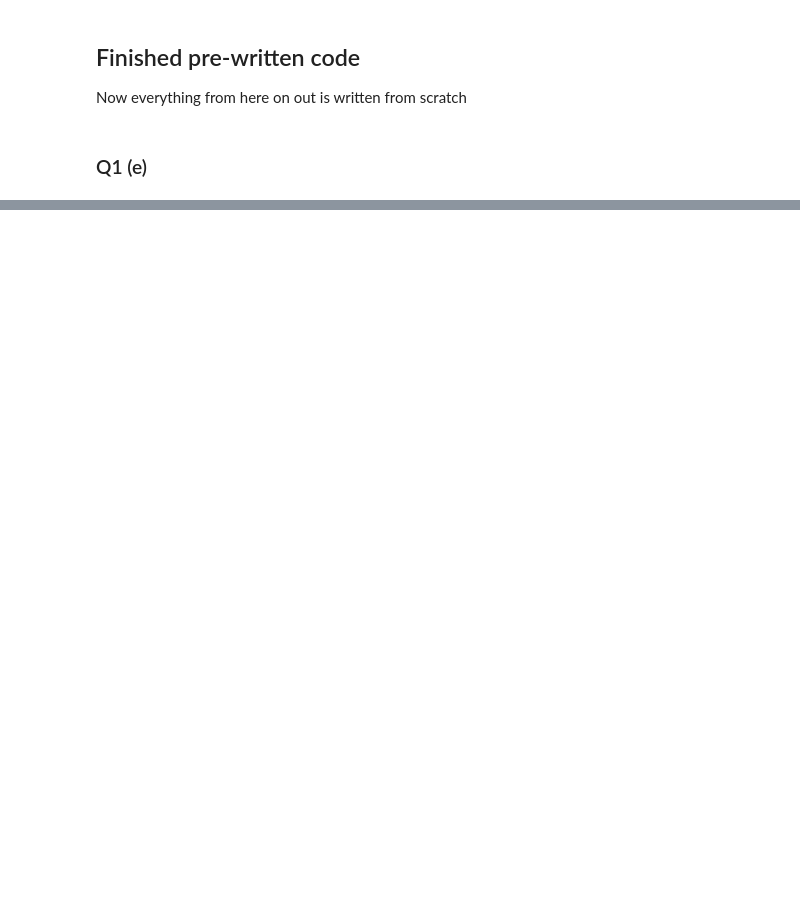
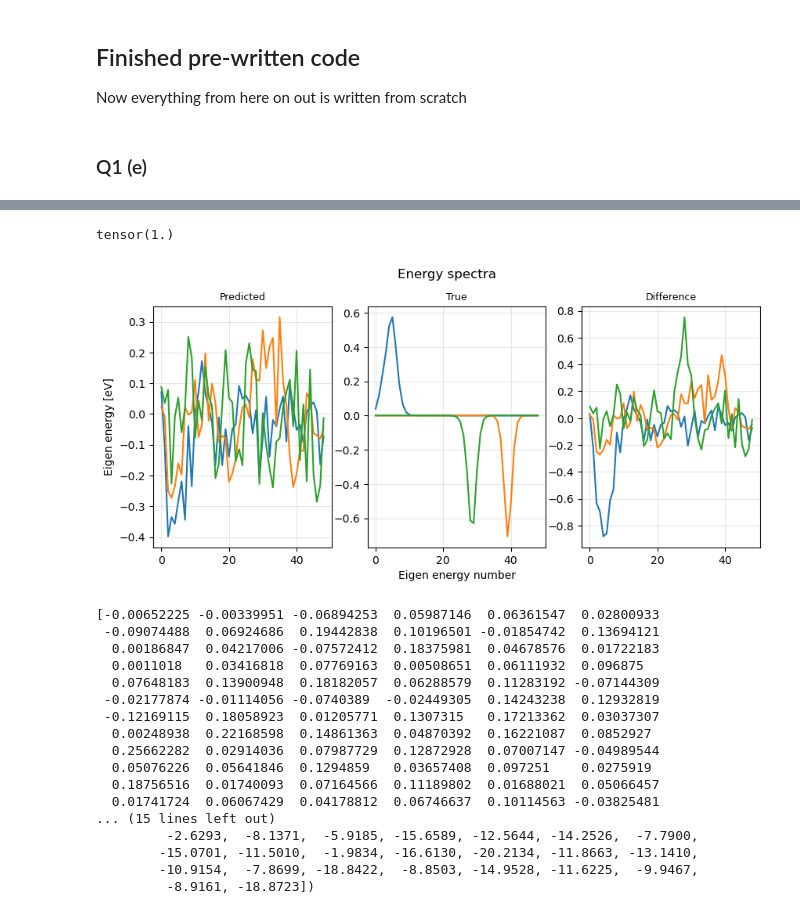
Before and after one commit to ScottMcHaffie/SH2150_assignments, a Jupyter notebook: assignment4/Assignment_4.ipynb, the cells around one changed output, grey strips where cells are left out. Cells and saved outputs as stored; diff of their text form; code cells hidden in the pictures; blank space fills up the shorter version.

```diff
--- a/assignment4/Assignment_4.ipynb
+++ b/assignment4/Assignment_4.ipynb
@@ -257,0 +279,14 @@ Evec_train_t = torch.tensor(d['sorted_eigenvectors_train'], dtype=torch.float32)
+# %%
+# old mapping for rest of Q1.
+V_train_t = torch.tensor(d['potentials_train'], dtype=torch.float32).unsqueeze(1) # (num_Vs, 1, num_xs)
+E_train_t = torch.tensor(d['sorted_eigenvalues_train'], dtype=torch.float32) # (num_Vs, num_xs)
+
+print (E_train_t.shape)
+
+V_test_t  = torch.tensor(d['potentials_val'], dtype=torch.float32).unsqueeze(1)
+E_test_t = torch.tensor(d['sorted_eigenvalues_val'], dtype=torch.float32)
+
+print (V_test_t.shape)
+
+L = V_train_t.shape[2] # num_xs
+K = E_train_t.shape[1] # num_xs
@@ -257,0 +397,25 @@ Evec_train_t = torch.tensor(d['sorted_eigenvectors_train'], dtype=torch.float32)
+# %%
+print (torch.norm(psi0_test_t[0, :]))
+plot_spectra_results(E_pred=psi0_pred, E_true=psi0_test_t, n_show=3)
+
+print (E0_pred[:], E0_test_t[:])
+# %% [output]
+tensor(1.)
+[figure, added]
+[-0.00652225 -0.00339951 -0.06894253  0.05987146  0.06361547  0.02800933
+ -0.09074488  0.06924686  0.19442838  0.10196501 -0.01854742  0.13694121
+  0.00186847  0.04217006 -0.07572412  0.18375981  0.04678576  0.01722183
+  0.0011018   0.03416818  0.07769163  0.00508651  0.06111932  0.096875
+  0.07648183  0.13900948  0.18182057  0.06288579  0.11283192 -0.07144309
+ -0.02177874 -0.01114056 -0.0740389  -0.02449305  0.14243238  0.12932819
+ -0.12169115  0.18058923  0.01205771  0.1307315   0.17213362  0.03037307
+  0.00248938  0.22168598  0.14861363  0.04870392  0.16221087  0.0852927
+  0.25662282  0.02914036  0.07987729  0.12872928  0.07007147 -0.04989544
+  0.05076226  0.05641846  0.1294859   0.03657408  0.097251    0.0275919
+  0.18756516  0.01740093  0.07164566  0.11189802  0.01688021  0.05066457
+  0.01741724  0.06067429  0.04178812  0.06746637  0.10114563 -0.03825481
+... (15 lines left out)
+         -2.6293,  -8.1371,  -5.9185, -15.6589, -12.5644, -14.2526,  -7.7900,
+        -15.0701, -11.5010,  -1.9834, -16.6130, -20.2134, -11.8663, -13.1410,
+        -10.9154,  -7.8699, -18.8422,  -8.8503, -14.9528, -11.6225,  -9.9467,
+         -8.9161, -18.8723])
```
Also changed, not shown: parts of 10 cells of this notebook.
